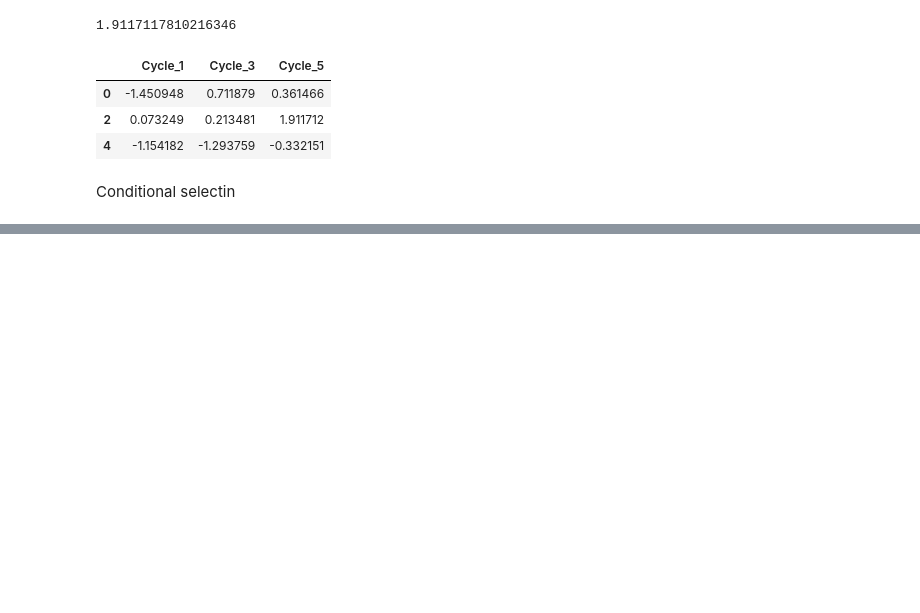
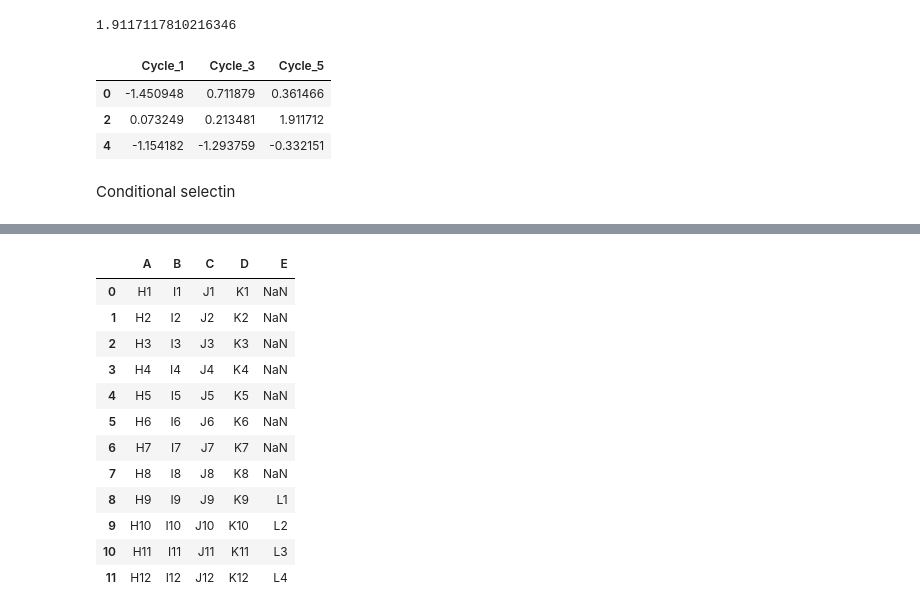
Before and after one commit to aleal4/ML_python_fundamentals, a Jupyter notebook: Python Fundamentals.ipynb, the cells around one changed output, grey strips where cells are left out. Drawn from its saved outputs; the diff is of its cells as text; code cells hidden in the pictures; blank space fills up the shorter version.

```diff
--- a/Python Fundamentals.ipynb
+++ b/Python Fundamentals.ipynb
@@ -536,0 +681,16 @@ Conditional selectin
+# %%
+pd.concat([df1,df2,df3])
+# %% [output]
+|  | A | B | C | D | E |
+| 0 | H1 | I1 | J1 | K1 | NaN |
+| 1 | H2 | I2 | J2 | K2 | NaN |
+| 2 | H3 | I3 | J3 | K3 | NaN |
+| 3 | H4 | I4 | J4 | K4 | NaN |
+| 4 | H5 | I5 | J5 | K5 | NaN |
+| 5 | H6 | I6 | J6 | K6 | NaN |
+| 6 | H7 | I7 | J7 | K7 | NaN |
+| 7 | H8 | I8 | J8 | K8 | NaN |
+| 8 | H9 | I9 | J9 | K9 | L1 |
+| 9 | H10 | I10 | J10 | K10 | L2 |
+| 10 | H11 | I11 | J11 | K11 | L3 |
+| 11 | H12 | I12 | J12 | K12 | L4 |
```
Also changed, not shown: parts of 25 cells of this notebook, 2 other files.
